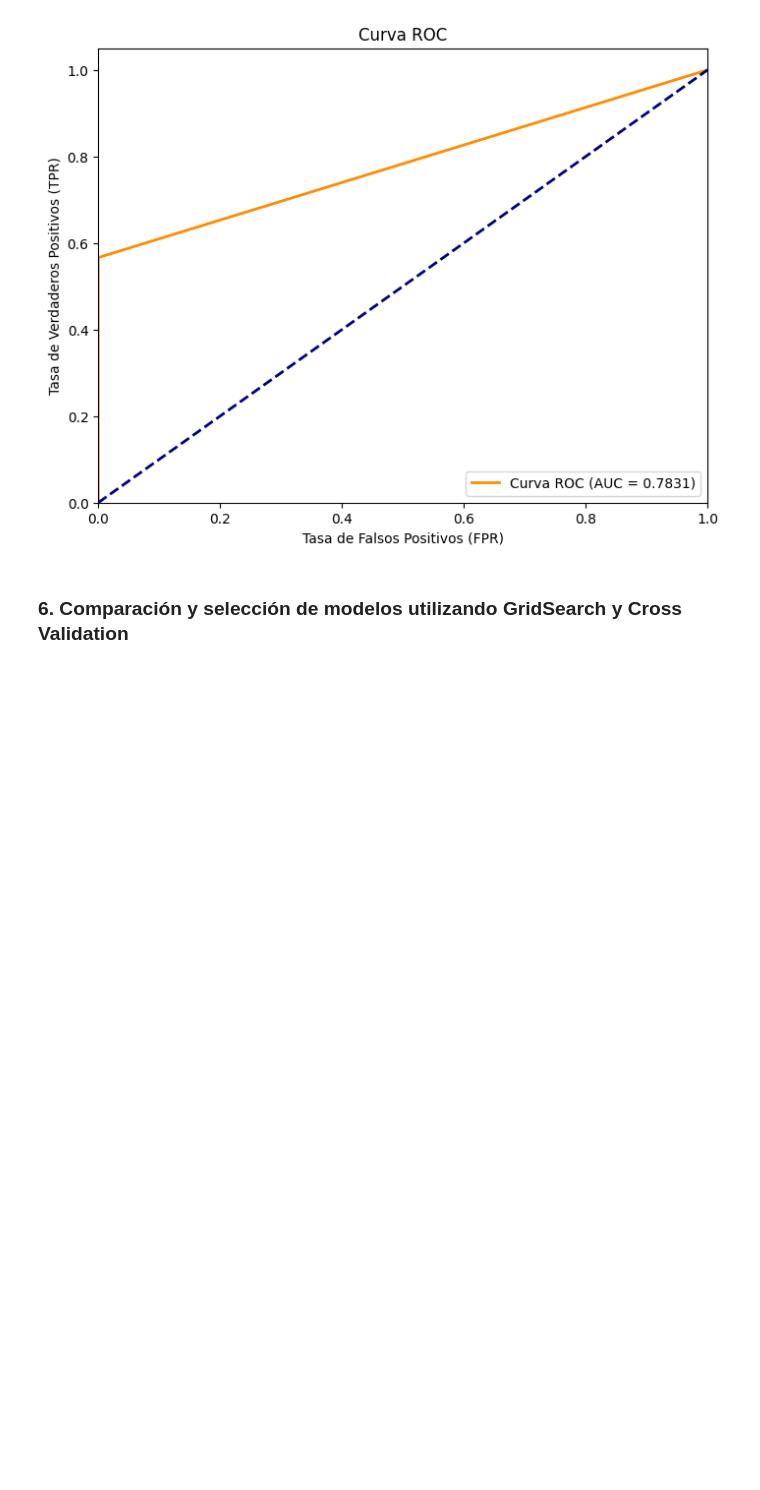
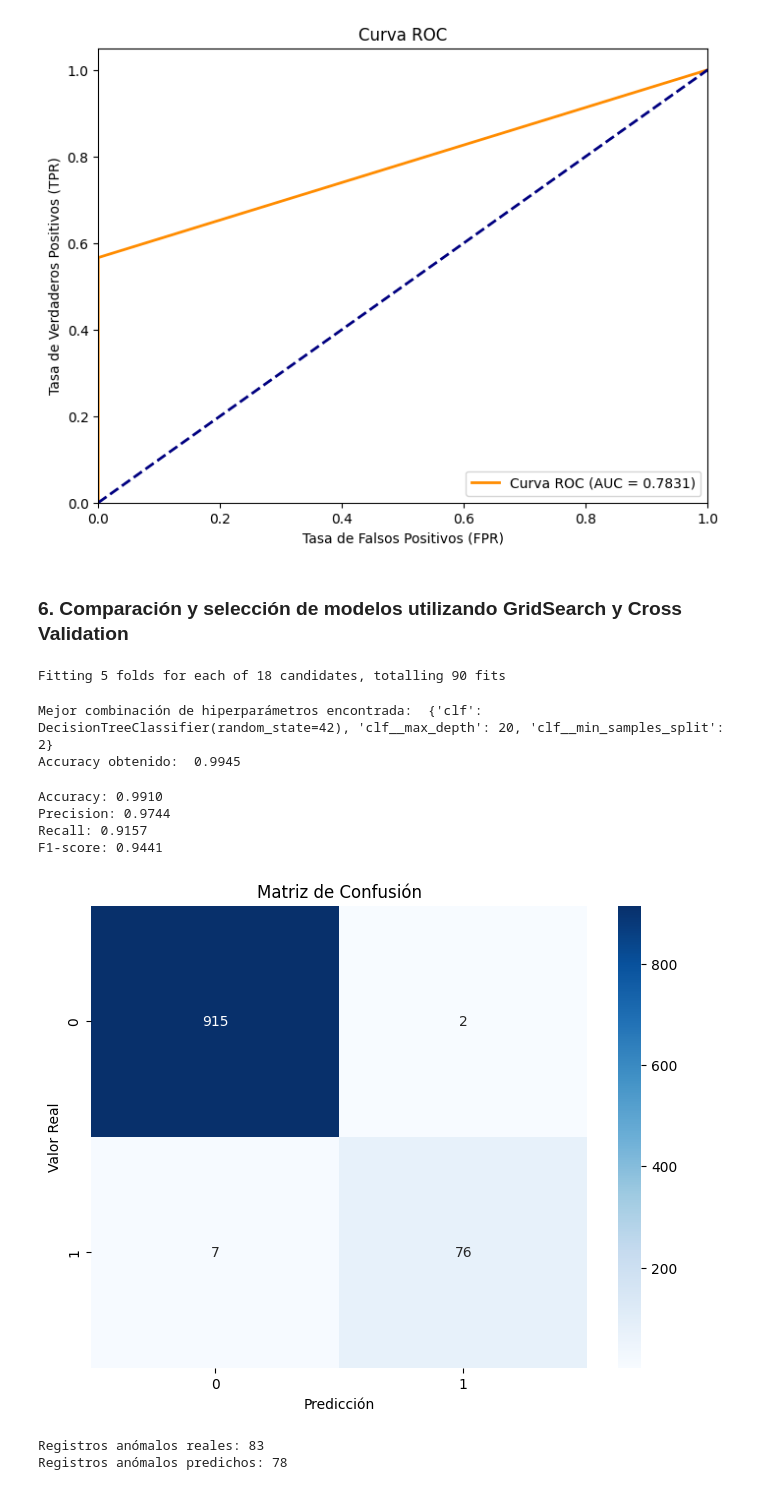
Before and after one commit to albertofalco/ENAP, a Jupyter notebook: 2025_01/main/main.ipynb, the cells around one changed output. Drawn from its saved outputs; the diff is of its cells as text; code cells hidden in the pictures; blank space fills up the shorter version.

```diff
--- a/2025_01/main/main.ipynb
+++ b/2025_01/main/main.ipynb
@@ -489,0 +478,29 @@ print("F1 Score:", f1_score(y_test, y_pred))
+# %%
+# Configuracion del pipeline con el transformador y un marcador reservado para la selección del clasificador.
+pipe = Pipeline(steps=[('col_transformer', col_transformer),
+                       ('col_imputer', imp),
+                       ('clf', DecisionTreeClassifier()) # Marcador, es reemplazado automáticamente por GridSearchCV.
+])
+
+# Se crea el objeto de validación cruzada estratificado.
+skf = StratifiedKFold(n_splits=5, shuffle=True, random_state=42)
+
+# Se configura el objeto GridSearchCV.
+grid_search = GridSearchCV(pipe, param_grid, cv=skf, scoring='accuracy', n_jobs=-1, verbose=1)
+# %%
+# Evaluación y selección sobre los datos de entrenamiento.
+grid_search.fit(X_train, y_train)
+
+# Obtención del mejor modelo según la búsqueda.
+best_model = grid_search.best_estimator_
+# %% [output]
+Fitting 5 folds for each of 18 candidates, totalling 90 fits
+# %%
+# Obtención del mejor modelo encontrado del espacio de búsqueda.
+
+# Impresión de los mejores parámetros.
+print("Mejor combinación de hiperparámetros encontrada: ", grid_search.best_params_)
+print("Accuracy obtenido: ", grid_search.best_score_)
+# %% [output]
+Mejor combinación de hiperparámetros encontrada:  {'clf': DecisionTreeClassifier(random_state=42), 'clf__max_depth': 20, 'clf__min_samples_split': 2}
+Accuracy obtenido:  0.9945
@@ -489,0 +510,44 @@ print("F1 Score:", f1_score(y_test, y_pred))
+# %%
+# Cálculo de métricas.
+accuracy = accuracy_score(y_test, y_pred)
+precision = precision_score(y_test, y_pred)
+recall = recall_score(y_test, y_pred)
+f1 = f1_score(y_test, y_pred)
+
+# Impresión.
+print(f"Accuracy: {accuracy:.4f}")
+print(f"Precision: {precision:.4f}")
+print(f"Recall: {recall:.4f}")
+print(f"F1-score: {f1:.4f}")
+# %% [output]
+Accuracy: 0.9910
+Precision: 0.9744
+Recall: 0.9157
+F1-score: 0.9441
+# %%
+# Matriz de confusión.
+# Importación de librerías.
+from sklearn.metrics import confusion_matrix, roc_curve, roc_auc_score
+import seaborn as sns
+
+# Matriz de confusión.
+cm = confusion_matrix(y_test, y_pred)
+
+# Gráfico.
+plt.figure(figsize=(8, 6))
+sns.heatmap(cm, annot=True, fmt='d', cmap='Blues', xticklabels=['0', '1'], yticklabels=['0', '1'])
+plt.xlabel('Predicción')
+plt.ylabel('Valor Real')
+plt.title('Matriz de Confusión')
+plt.show()
+# %% [output]
+[figure, added]
+# %%
+# Impresión de los registros anómalos reales y predichos por el modelo.
+print(f"Registros anómalos reales: {sum(y_test == 1)}")
+print(f"Registros anómalos predichos: {sum(y_pred == 1)}")
+
+# 83, 78
+# %% [output]
+Registros anómalos reales: 83
+Registros anómalos predichos: 78
```
Also changed, not shown: parts of 5 cells of this notebook.
